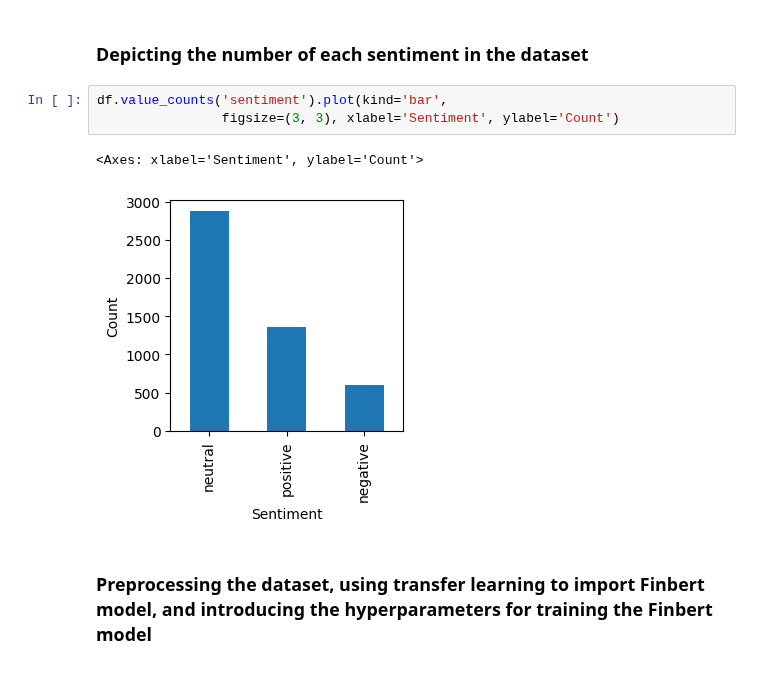
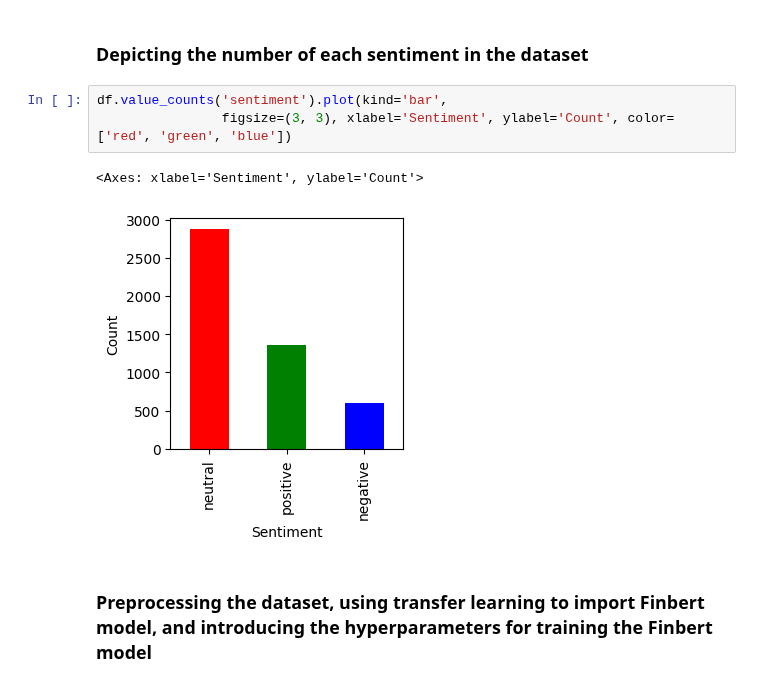
Before and after one commit to sinaziaee/stock_prediction, a Jupyter notebook: sentiment_analysis/finbert_trainer.ipynb, the cells around one changed output. Drawn from its saved outputs; the diff is of its cells as text.

```diff
--- a/sentiment_analysis/finbert_trainer.ipynb
+++ b/sentiment_analysis/finbert_trainer.ipynb
@@ -34,10 +34,10 @@ df.head(5)
 ### Depicting the number of each sentiment in the dataset
 # %%
 df.value_counts('sentiment').plot(kind='bar',
-                figsize=(3, 3), xlabel='Sentiment', ylabel='Count')
+                figsize=(3, 3), xlabel='Sentiment', ylabel='Count', color=['red', 'green', 'blue'])
 # %% [output]
 <Axes: xlabel='Sentiment', ylabel='Count'>
-[figure, old version]
+[figure, new version]
 # %% [markdown]
 ### Preprocessing the dataset, using transfer learning to import Finbert model, and introducing the hyperparameters for training the Finbert model
 # %%
```
Also changed, not shown: 20 other files.
